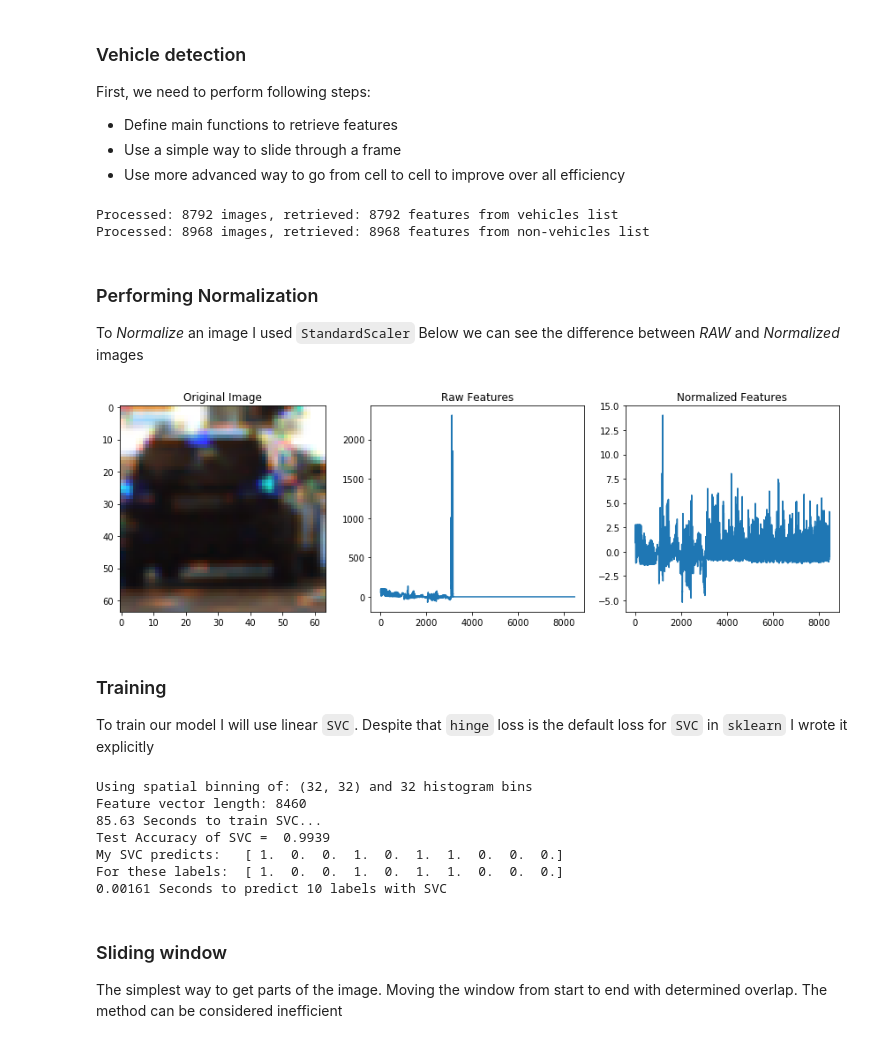
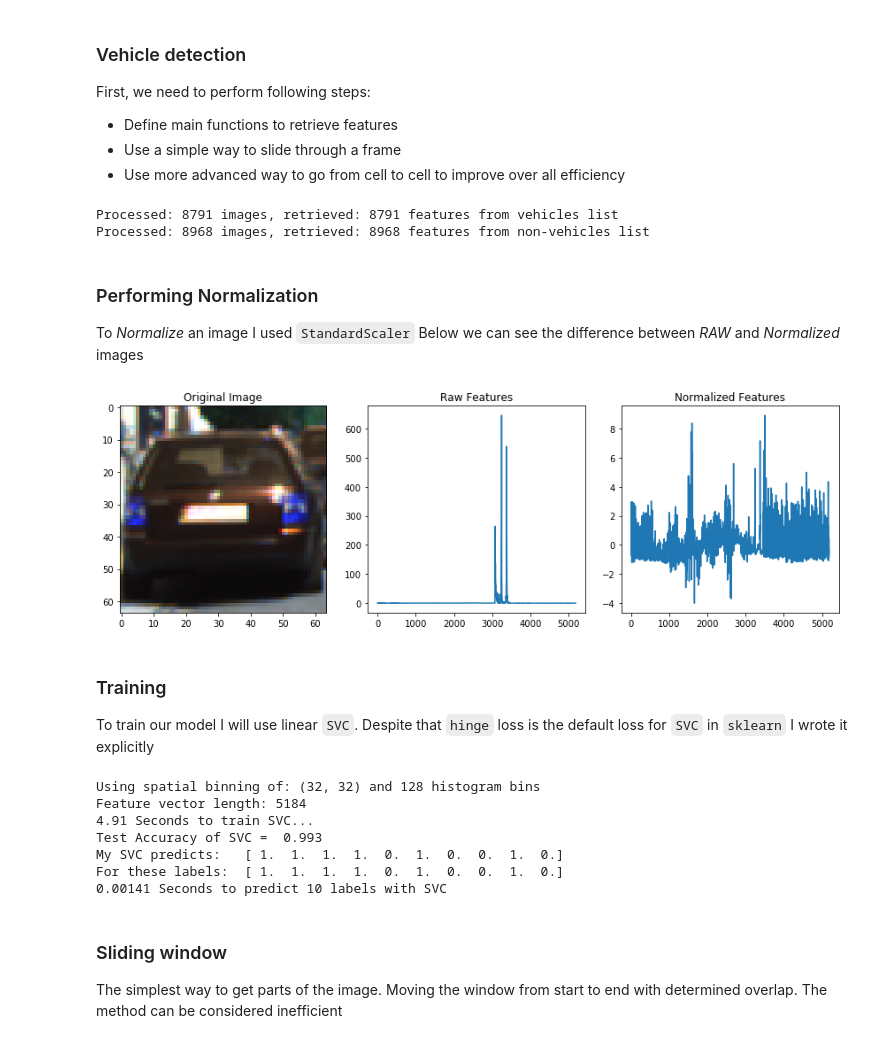
Before and after one commit to andreinechaev/VehicleDetection, a Jupyter notebook: Submission.ipynb, the cells around one changed output. Saved outputs shown, nothing was run; the diff lists cells and outputs as text; code cells hidden in the pictures.

```diff
--- a/Submission.ipynb
+++ b/Submission.ipynb
@@ -19,17 +19,17 @@ from skimage.feature import hog
 ### Configuration
 After some experimentation I came up with following configs
 # %%
-color_space = 'LUV' # Can be RGB, HSV, LUV, HLS, YUV, YCrCb
+color_space = 'YCrCb' # Can be RGB, HSV, LUV, HLS, YUV, YCrCb
 orient = 9  # HOG orientations
-pix_per_cell = 8 # HOG pixels per cell
+pix_per_cell = 12 # HOG pixels per cell
 cell_per_block = 2 # HOG cells per block
 hog_channel = 'ALL' # Can be 0, 1, 2, or "ALL"
 spatial_size = (32, 32) # Spatial binning dimensions
-hist_bins = 32    # Number of histogram bins
+hist_bins = 128    # Number of histogram bins
 spatial_feat = True # Spatial features on or off
 hist_feat = True # Histogram features on or off
 hog_feat = True # HOG features on or off
-y_start_stop = [400, 656] # Min and max in y to search in slide_window()
+y_start_stop = [380, 656] # Min and max in y to search in slide_window()
 
 # Just a helper function to plot titled images
 def plot_inline(images, titles, figsize=(24, 9)):
@@ -150,6 +150,7 @@ def extract_features(imgs, color_space='RGB', spatial_size=(32, 32),
         file_features = []
         # Read in each one by one
         image = mpimg.imread(file)
+        feature_image = None
         # apply color conversion if other than 'RGB'
         if color_space != 'RGB':
             if color_space == 'HSV':
@@ -207,7 +208,7 @@ non_vehicles_features = extract_features(non_vehicles, color_space=color_space,
 print('Processed: {} images, retrieved: {} features from non-vehicles list'
       .format(len(non_vehicles), len(non_vehicles_features)))
 # %% [output]
-Processed: 8792 images, retrieved: 8792 features from vehicles list
+Processed: 8791 images, retrieved: 8791 features from vehicles list
 Processed: 8968 images, retrieved: 8968 features from non-vehicles list
 # %% [markdown]
 ### Performing Normalization
@@ -216,39 +217,39 @@ Below we can see the difference between _RAW_ and _Normalized_ images
 # %%
 from sklearn.svm import LinearSVC
 from sklearn.model_selection import train_test_split
 
 X = np.vstack((vehicles_features, non_vehicles_features)).astype(np.float64)
 y = np.hstack((np.ones(len(vehicles_features)), np.zeros(len(non_vehicles_features))))
 
-rand_state = np.random.randint(0, 100)
-X_train, X_test, y_train, y_test = train_test_split(
-    X, y, test_size=0.25, random_state=rand_state)
-
 # Fit a per-column scaler
 X_scaler = StandardScaler().fit(X)
 scaled_X = X_scaler.transform(X)
 
-car_ind = np.random.randint(0, len(scaled_X))
+car_ind = np.random.randint(0, len(vehicles))
 fig = plt.figure(figsize=(12,4))
 plt.subplot(131)
 plt.imshow(cv2.imread(vehicles[car_ind]))
 plt.title('Original Image')
 plt.subplot(132)
 plt.plot(X[car_ind])
 plt.title('Raw Features')
 plt.subplot(133)
 plt.plot(scaled_X[car_ind])
 plt.title('Normalized Features')
 fig.tight_layout()
 # %% [output]
-[figure, old version]
+[figure, new version]
 # %% [markdown]
 ### Training
 To train our model I will use linear `SVC`. Despite that `hinge` loss is the default loss for `SVC` in `sklearn` I wrote it explicitly
 # %%
 import time
 
-def train(X_train, y_train):
+def train(features, labels):
+    rand_state = np.random.randint(0, 100)
+    X_train, X_test, y_train, y_test = train_test_split(
+        features, labels, test_size=0.2, random_state=rand_state
+    )
     print('Using spatial binning of:', spatial_size,
         'and', hist_bins,'histogram bins')
     print('Feature vector length:', len(X_train[0]))
@@ -272,15 +273,15 @@ import pickle
 
 # svc = pickle.load('svc_pickle.p')['svc']
 # if svc is None:
-svc = train(X, y)
+svc = train(scaled_X, y)
 # %% [output]
-Using spatial binning of: (32, 32) and 32 histogram bins
-Feature vector length: 8460
-85.63 Seconds to train SVC...
-Test Accuracy of SVC =  0.9939
-My SVC predicts:   [ 1.  0.  0.  1.  0.  1.  1.  0.  0.  0.]
-For these labels:  [ 1.  0.  0.  1.  0.  1.  1.  0.  0.  0.]
-0.00161 Seconds to predict 10 labels with SVC
+Using spatial binning of: (32, 32) and 128 histogram bins
+Feature vector length: 5184
+4.91 Seconds to train SVC...
+Test Accuracy of SVC =  0.993
+My SVC predicts:   [ 1.  1.  1.  1.  0.  1.  0.  0.  1.  0.]
+For these labels:  [ 1.  1.  1.  1.  0.  1.  0.  0.  1.  0.]
+0.00141 Seconds to predict 10 labels with SVC
 # %% [markdown]
 ### Sliding window
 The simplest way to get parts of the image. Moving the window from start to end with determined overlap. The method can be considered inefficient
```
Also changed, not shown: parts of 11 cells of this notebook, 4 other files.
